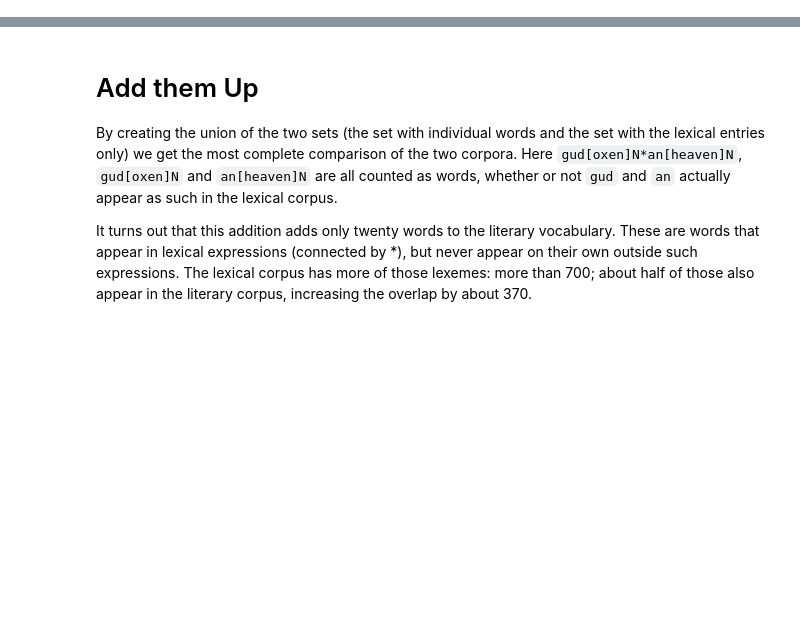
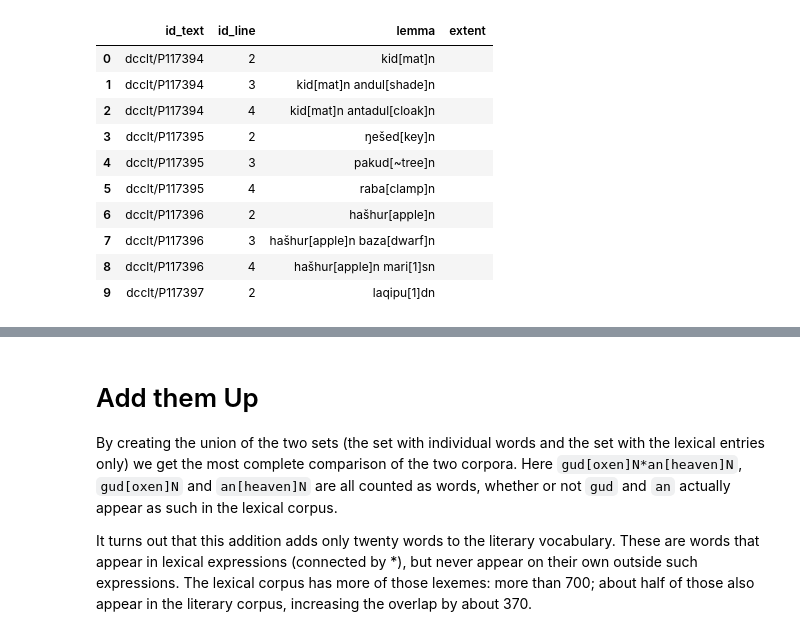
Before and after one commit to niekveldhuis/compass, a Jupyter notebook: 3_Vocabularies/Lit_Lex_Vocab.ipynb, the cells around one changed output, grey strips where cells are left out. Cells and saved outputs as stored; diff of their text form; code cells hidden in the pictures; blank space fills up the shorter version.

```diff
--- a/3_Vocabularies/Lit_Lex_Vocab.ipynb
+++ b/3_Vocabularies/Lit_Lex_Vocab.ipynb
@@ -140,3 +131,17 @@ lexical = lexical.groupby([lexical['id_text'], lexical['id_line']]).agg({
         'lemma': ' '.join,
         'extent': ''.join
     }).reset_index()
+# %%
+lexical[:10]
+# %% [output]
+|  | id_text | id_line | lemma | extent |
+| 0 | dcclt/P117394 | 2 | kid[mat]n |  |
+| 1 | dcclt/P117394 | 3 | kid[mat]n andul[shade]n |  |
+| 2 | dcclt/P117394 | 4 | kid[mat]n antadul[cloak]n |  |
+| 3 | dcclt/P117395 | 2 | ŋešed[key]n |  |
+| 4 | dcclt/P117395 | 3 | pakud[~tree]n |  |
+| 5 | dcclt/P117395 | 4 | raba[clamp]n |  |
+| 6 | dcclt/P117396 | 2 | hašhur[apple]n |  |
+| 7 | dcclt/P117396 | 3 | hašhur[apple]n baza[dwarf]n |  |
+| 8 | dcclt/P117396 | 4 | hašhur[apple]n mari[1]sn |  |
+| 9 | dcclt/P117397 | 2 | laqipu[1]dn |  |
```
Also changed, not shown: parts of 25 cells of this notebook, 1 other file.
